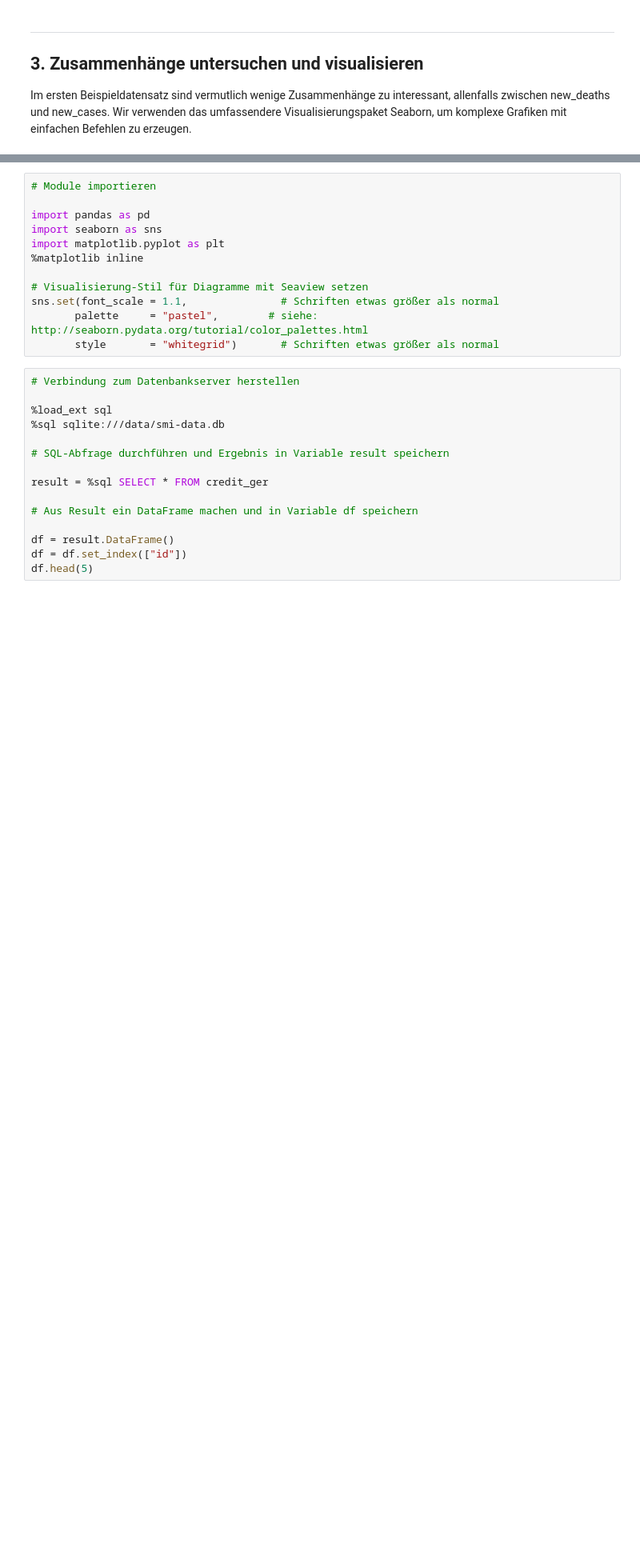
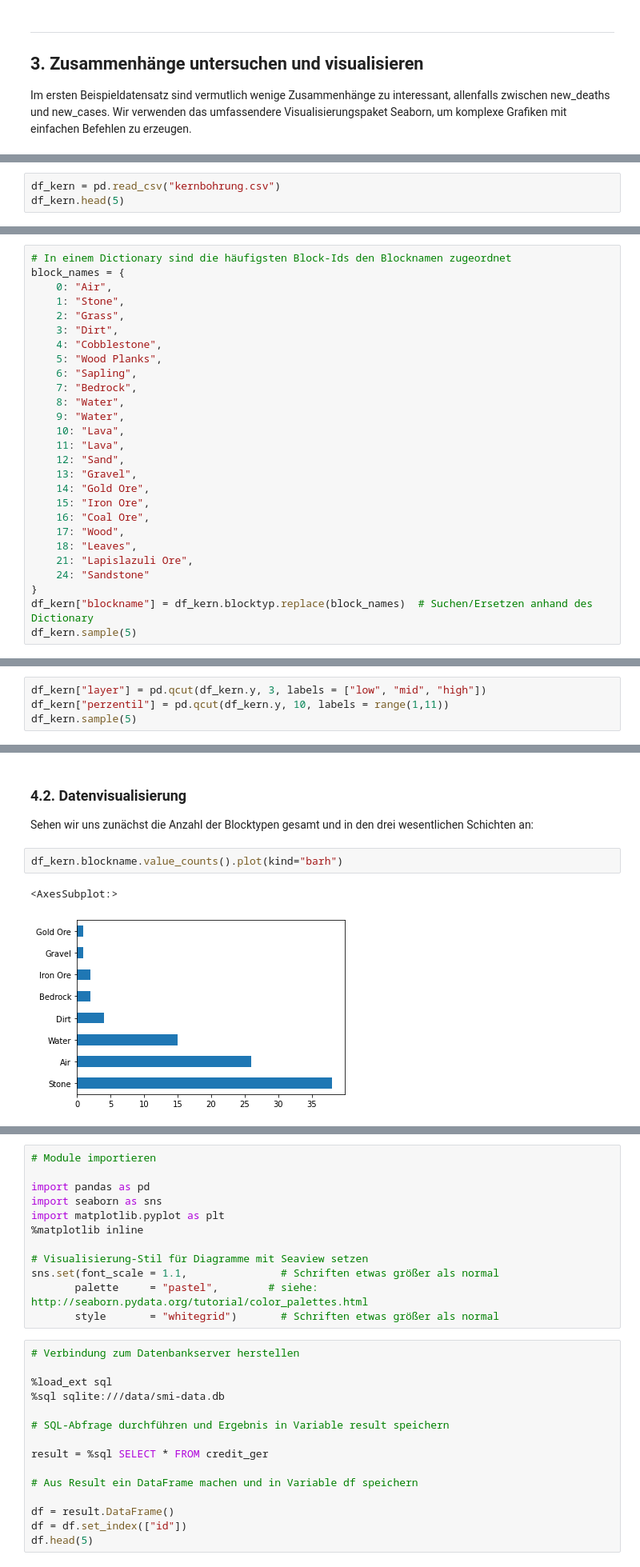
Before and after one commit to mesa-ai/smi-datenanalyse-ba, a Jupyter notebook: 03 - Data Exploration.ipynb, the cells around one changed output, grey strips where cells are left out. Shown at 80% size. Cells and saved outputs as stored; diff of their text form; blank space fills up the shorter version.

```diff
--- a/03 - Data Exploration.ipynb
+++ b/03 - Data Exploration.ipynb
@@ -209,0 +429,3 @@ sns.pairplot(df.loc[:,["new_cases","new_deaths", "active"]])
+# %%
+df_kern = pd.read_csv("kernbohrung.csv")
+df_kern.head(5)
@@ -209,0 +442,27 @@ sns.pairplot(df.loc[:,["new_cases","new_deaths", "active"]])
+# %%
+# In einem Dictionary sind die häufigsten Block-Ids den Blocknamen zugeordnet
+block_names = {
+    0: "Air",
+    1: "Stone",
+    2: "Grass",
+    3: "Dirt",
+    4: "Cobblestone",
+    5: "Wood Planks",
+    6: "Sapling",
+    7: "Bedrock",
+    8: "Water",
+    9: "Water",
+    10: "Lava",
+    11: "Lava",
+    12: "Sand",
+    13: "Gravel",
+    14: "Gold Ore",
+    15: "Iron Ore",
+    16: "Coal Ore",
+    17: "Wood",
+    18: "Leaves",
+    21: "Lapislazuli Ore",
+    24: "Sandstone"
+}
+df_kern["blockname"] = df_kern.blocktyp.replace(block_names)  # Suchen/Ersetzen anhand des Dictionary
+df_kern.sample(5)
@@ -209,0 +480,4 @@ sns.pairplot(df.loc[:,["new_cases","new_deaths", "active"]])
+# %%
+df_kern["layer"] = pd.qcut(df_kern.y, 3, labels = ["low", "mid", "high"])
+df_kern["perzentil"] = pd.qcut(df_kern.y, 10, labels = range(1,11))
+df_kern.sample(5)
@@ -209,0 +491,8 @@ sns.pairplot(df.loc[:,["new_cases","new_deaths", "active"]])
+# %% [markdown]
+### 4.2. Datenvisualisierung
+Sehen wir uns zunächst die Anzahl der Blocktypen gesamt und in den drei wesentlichen Schichten an:
+# %%
+df_kern.blockname.value_counts().plot(kind="barh")
+# %% [output]
+<AxesSubplot:>
+[figure, added]
```
Also changed, not shown: parts of 68 cells of this notebook, 2 other files.
